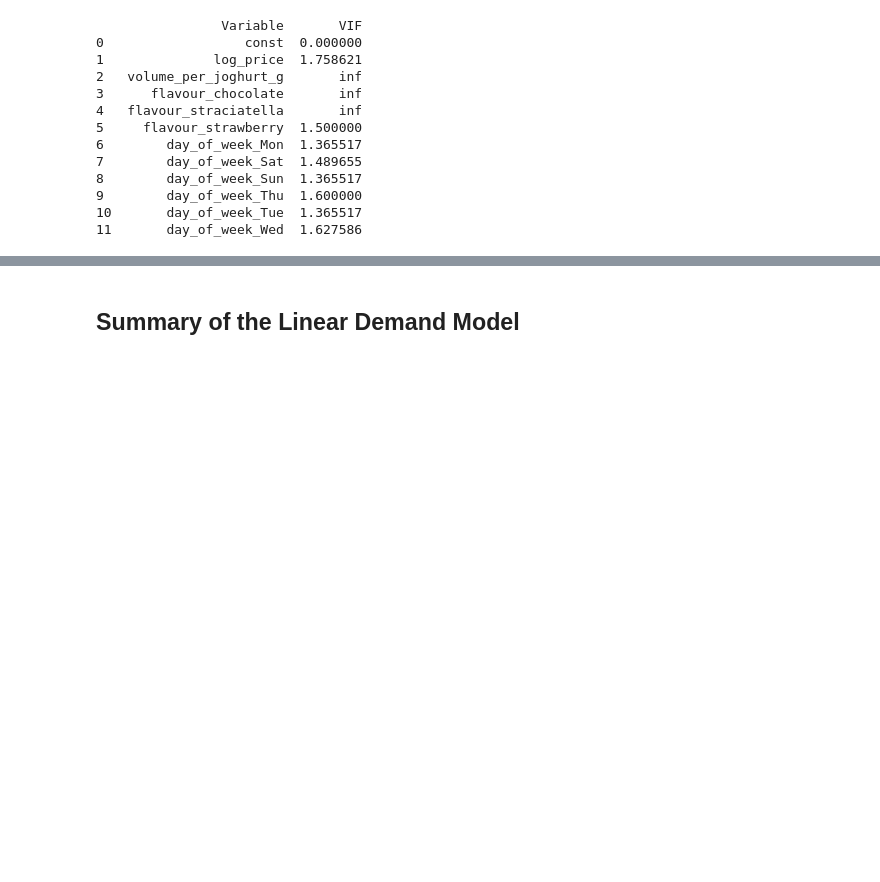
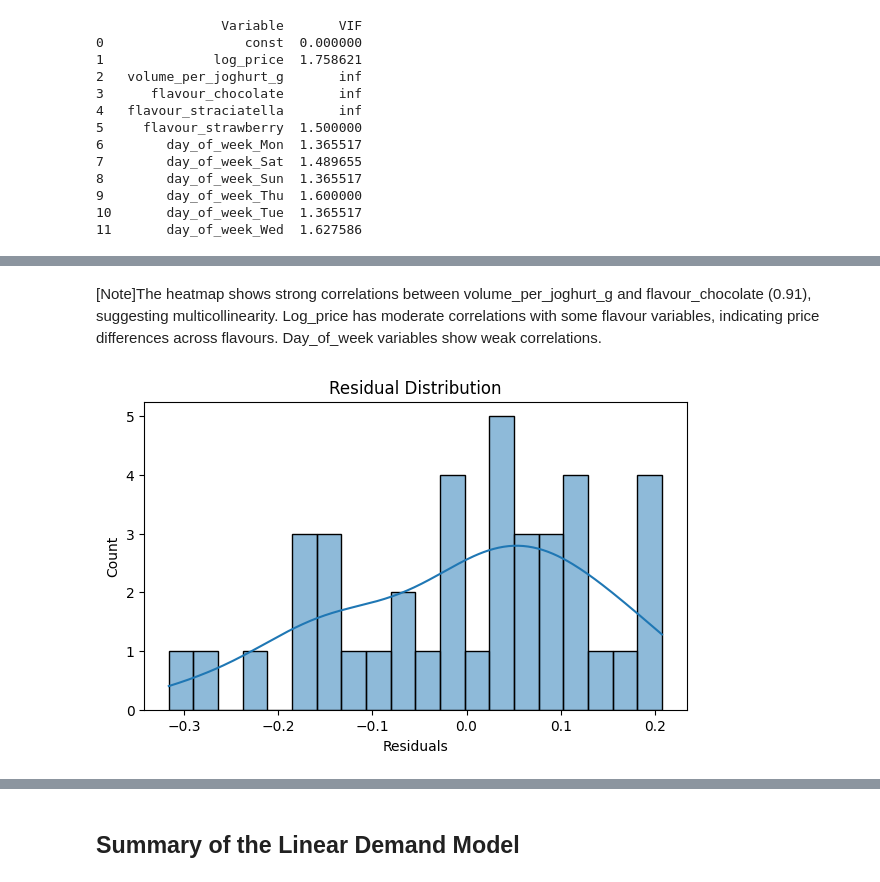
Before and after one commit to RasimBa/Mueller-Price-Optimisation, a Jupyter notebook: jupyter_files/Mueller Price Optimisation.ipynb, the cells around one changed output, grey strips where cells are left out. Cells and saved outputs as stored; diff of their text form; code cells hidden in the pictures; blank space fills up the shorter version.

```diff
--- a/jupyter_files/Mueller Price Optimisation.ipynb
+++ b/jupyter_files/Mueller Price Optimisation.ipynb
@@ -545,0 +561,11 @@ print(vif_data)
+# %% [markdown]
+[Note]The heatmap shows strong correlations between volume_per_joghurt_g and flavour_chocolate (0.91), suggesting multicollinearity. Log_price has moderate correlations with some flavour variables, indicating price differences across flavours. Day_of_week variables show weak correlations.
+# %%
+residuals = model.resid
+plt.figure(figsize=(7,4))
+sns.histplot(residuals, bins=20, kde=True)
+plt.xlabel("Residuals")
+plt.title("Residual Distribution")
+plt.show()
+# %% [output]
+[figure, added]
```
Also changed, not shown: parts of 7 cells of this notebook.
